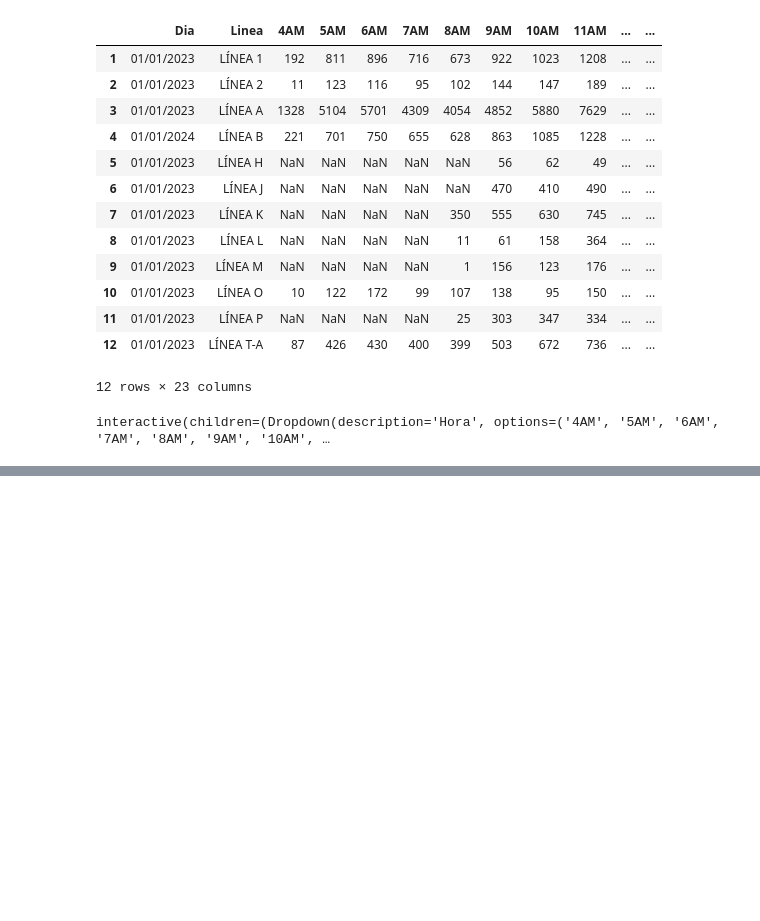
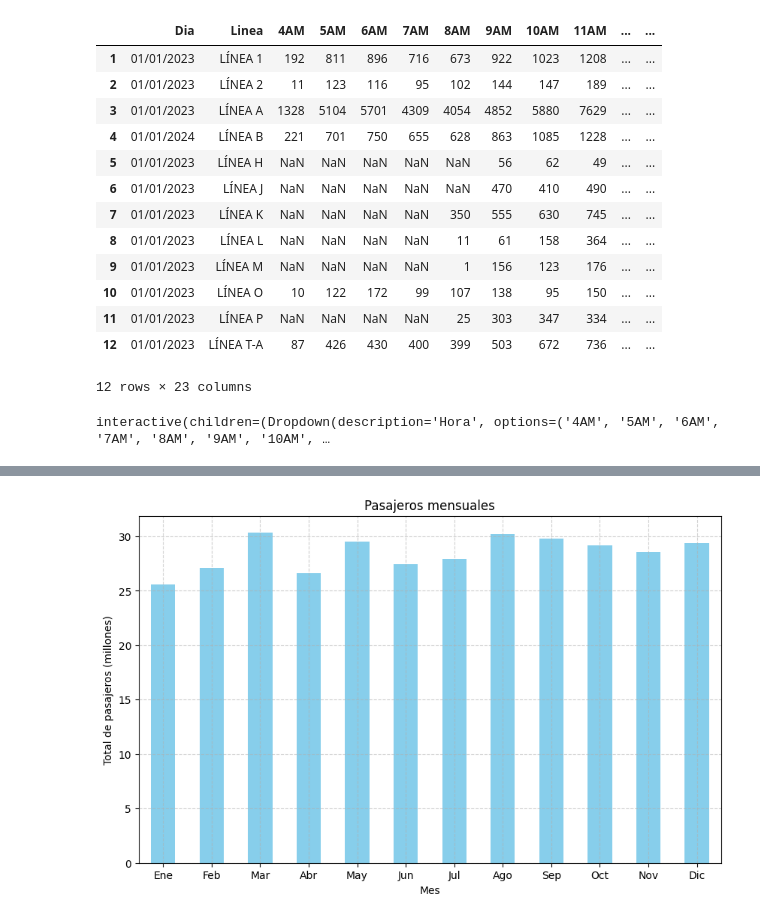
Before and after one commit to Rosvend/Passenger-flow-prediction-LSTM, a Jupyter notebook: LSTM_Metro_passenger_flow.ipynb, the cells around one changed output, grey strips where cells are left out. Saved outputs shown, nothing was run; the diff lists cells and outputs as text; code cells hidden in the pictures; blank space fills up the shorter version.

```diff
--- a/LSTM_Metro_passenger_flow.ipynb
+++ b/LSTM_Metro_passenger_flow.ipynb
@@ -161,0 +220,24 @@ plt.show() #agregar interact
+# %%
+
+
+# Assuming df2023 is your DataFrame and it has a 'Total_pasajeros' and 'Dia' column
+# Convert 'Dia' column to datetime if it's not already
+df2023['Dia'] = pd.to_datetime(df2023['Dia'])
+
+# Extract month from the Dia
+df2023['Mes'] = df2023['Dia'].dt.month
+
+# Aggregate passenger flow by month
+monthly_passenger_flow = df2023.groupby('Mes')['Total_pasajeros'].sum()/1e6
+
+# Plotting
+plt.figure(figsize=(10, 6))
+monthly_passenger_flow.plot(kind='bar', color='skyblue')
+plt.title('Pasajeros mensuales')
+plt.xlabel('Mes')
+plt.ylabel('Total de pasajeros (millones)')
+plt.xticks(ticks=range(len(monthly_passenger_flow)), labels=['Ene', 'Feb', 'Mar', 'Abr', 'May', 'Jun', 'Jul', 'Ago', 'Sep', 'Oct', 'Nov', 'Dic'], rotation=0)
+plt.grid(True, linestyle='--', alpha=0.6)
+plt.show()
+# %% [output]
+[figure, added]
```
Also changed, not shown: parts of 9 cells of this notebook.
